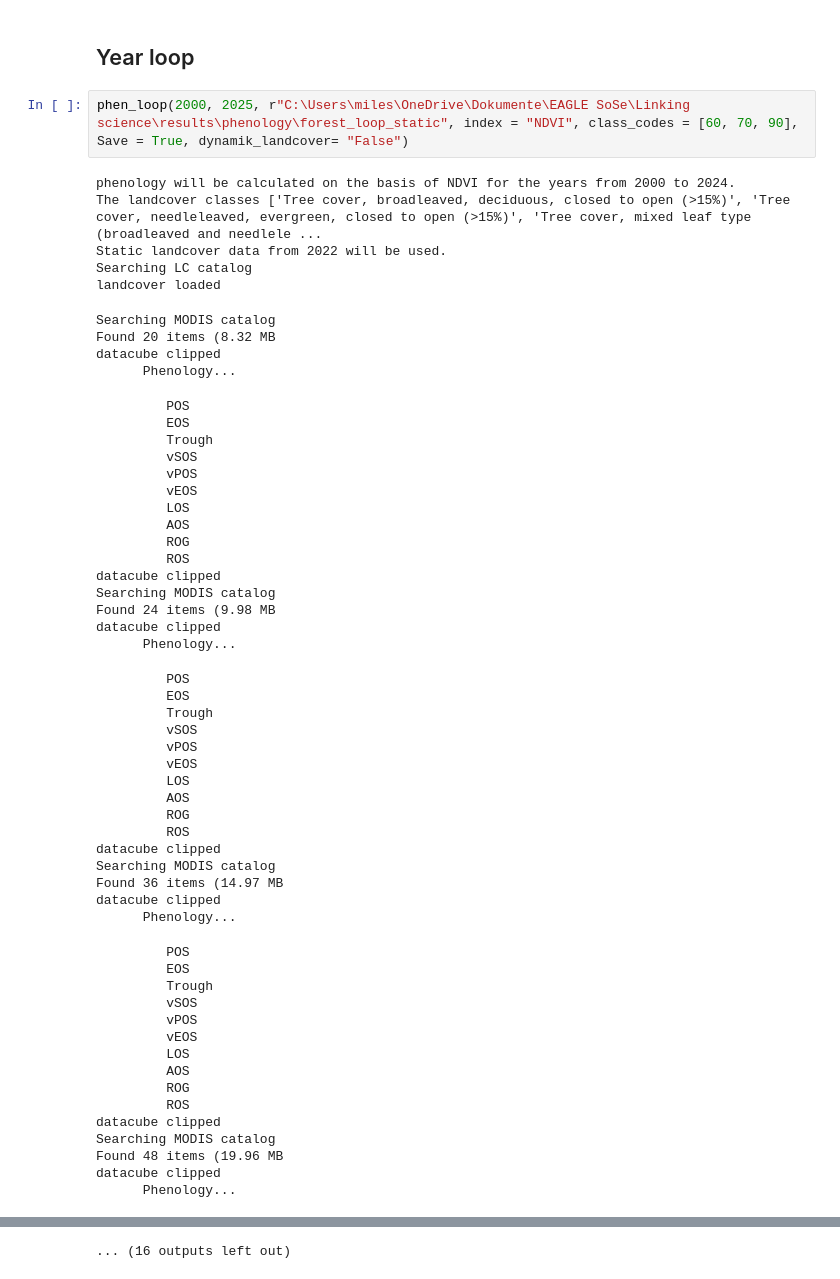
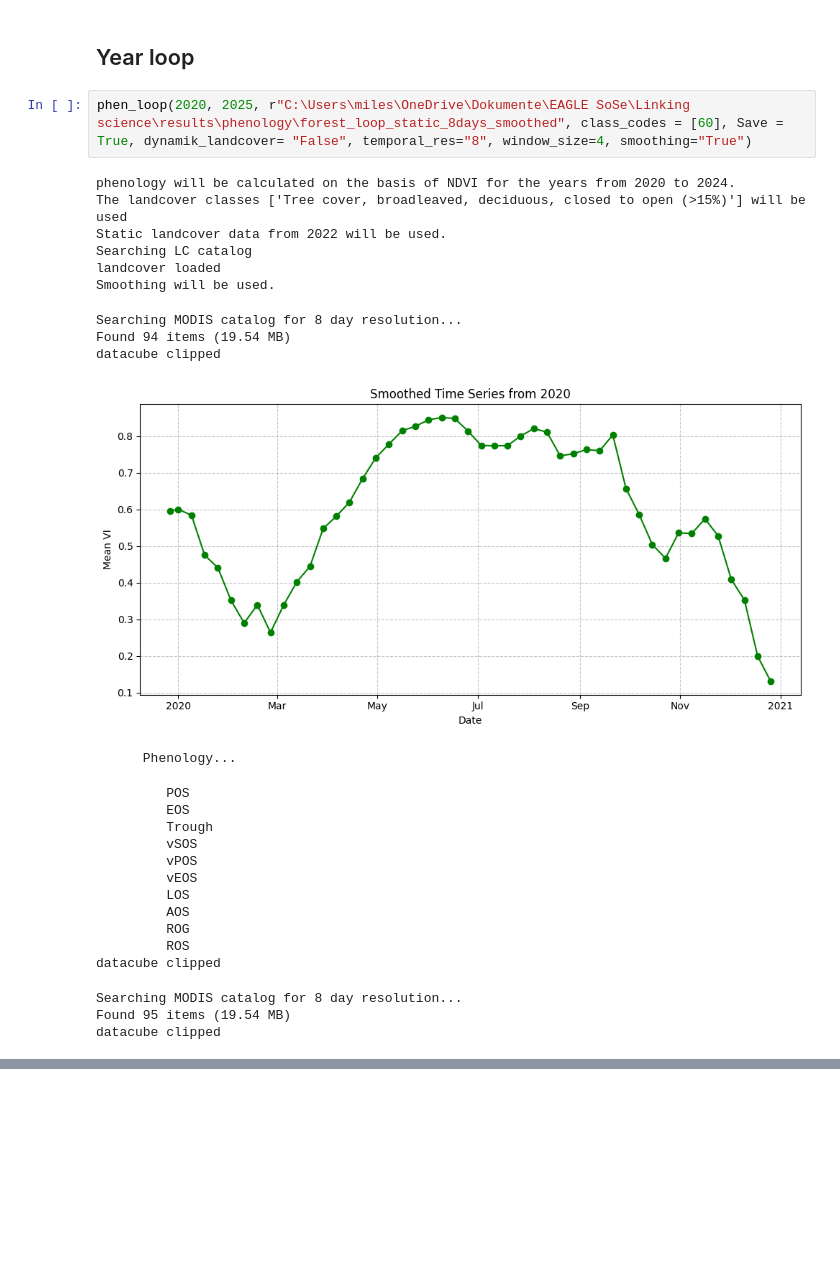
Before and after one commit to milesberberich/RhoenPhenology, a Jupyter notebook: year_loop_phenology.ipynb, the cells around one changed output, grey strips where cells are left out. Cells and saved outputs as stored; diff of their text form; blank space fills up the shorter version.

```diff
--- a/year_loop_phenology.ipynb
+++ b/year_loop_phenology.ipynb
@@ -5,31 +5,18 @@ from phen_loop import *
 # %% [markdown]
 ## Year loop
 # %%
-phen_loop(2000, 2025, r"C:\Users\miles\OneDrive\Dokumente\EAGLE SoSe\Linking science\results\phenology\forest_loop_static", index = "NDVI", class_codes = [60, 70, 90], Save = True, dynamik_landcover= "False")
+phen_loop(2020, 2025, r"C:\Users\miles\OneDrive\Dokumente\EAGLE SoSe\Linking science\results\phenology\forest_loop_static_8days_smoothed", class_codes = [60], Save = True, dynamik_landcover= "False", temporal_res="8", window_size=4, smoothing="True")
 # %% [output]
-phenology will be calculated on the basis of NDVI for the years from 2000 to 2024.
-The landcover classes ['Tree cover, broadleaved, deciduous, closed to open (>15%)', 'Tree cover, needleleaved, evergreen, closed to open (>15%)', 'Tree cover, mixed leaf type (broadleaved and needlele ...
+phenology will be calculated on the basis of NDVI for the years from 2020 to 2024.
+The landcover classes ['Tree cover, broadleaved, deciduous, closed to open (>15%)'] will be used
 Static landcover data from 2022 will be used.
 Searching LC catalog
 landcover loaded
+Smoothing will be used.
-Searching MODIS catalog
-Found 20 items (8.32 MB
+Searching MODIS catalog for 8 day resolution...
+Found 94 items (19.54 MB)
 datacube clipped
-      Phenology...
+[figure, added]
-         POS
-         EOS
-         Trough
-         vSOS
-         vPOS
-         vEOS
-         LOS
-         AOS
-         ROG
-         ROS
-datacube clipped
-Searching MODIS catalog
-Found 24 items (9.98 MB
-datacube clipped
       Phenology...
          POS
          EOS
@@ -42,22 +29,6 @@ datacube clipped
          ROG
          ROS
 datacube clipped
-Searching MODIS catalog
-Found 36 items (14.97 MB
-datacube clipped
-      Phenology...
-         POS
-         EOS
-         Trough
-         vSOS
-         vPOS
-         vEOS
-         LOS
-         AOS
-         ROG
-         ROS
+Searching MODIS catalog for 8 day resolution...
+Found 95 items (19.54 MB)
 datacube clipped
-Searching MODIS catalog
-Found 48 items (19.96 MB
-datacube clipped
-      Phenology...
@@ -169 +53,0 @@ datacube clipped
-... (16 outputs left out)
```
Also changed, not shown: parts of 2 cells of this notebook, 5 other files.
